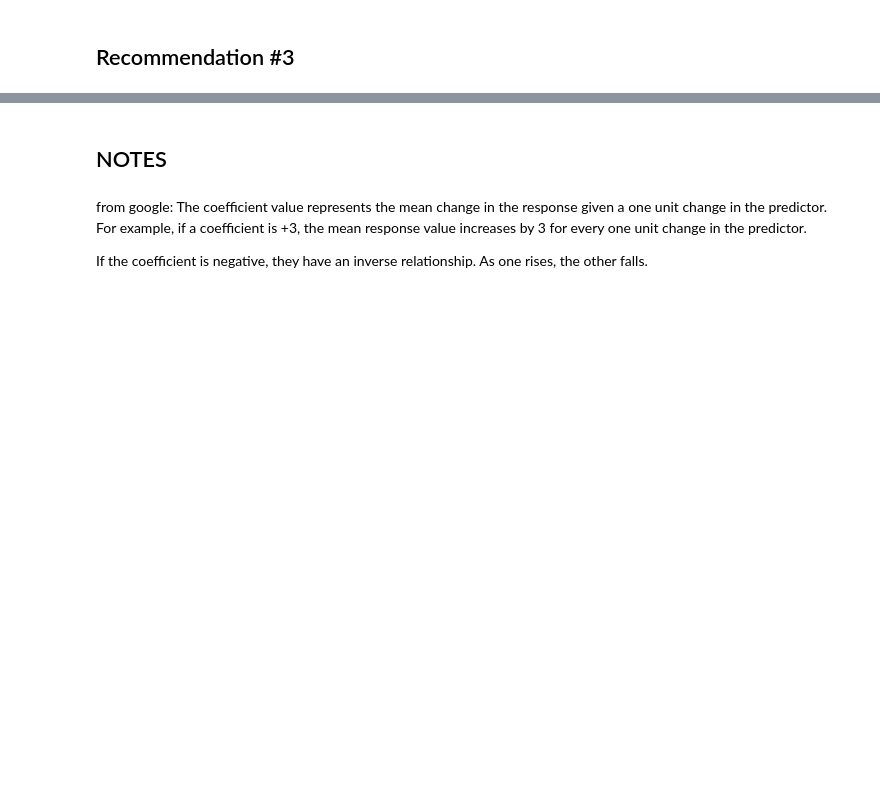
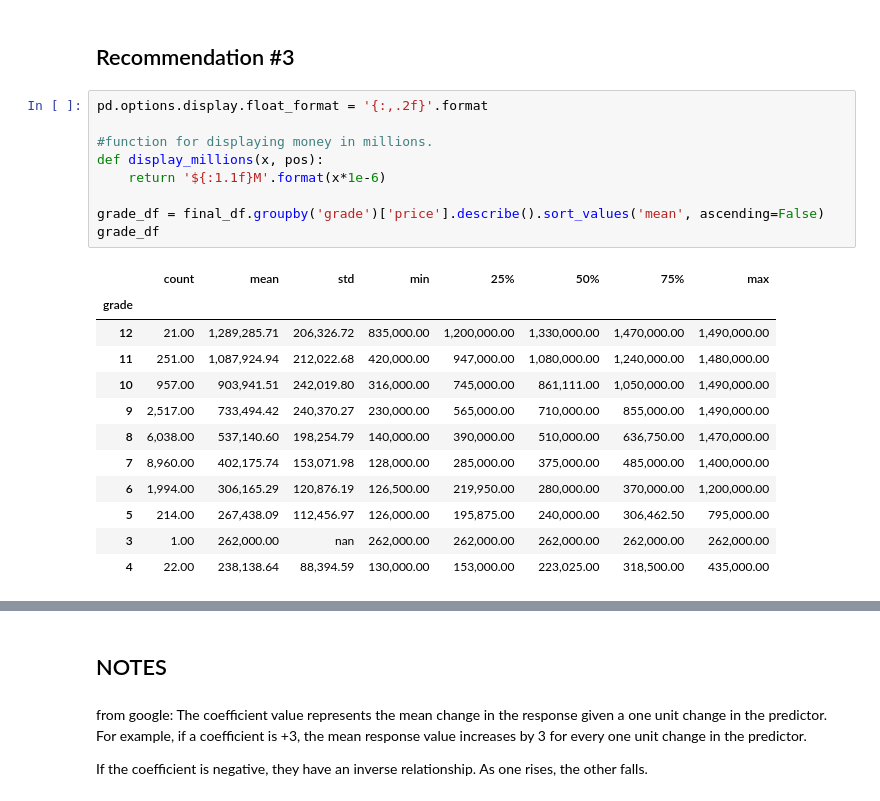
Before and after one commit to jxn628/dsc-home-price-analysis, a Jupyter notebook: student.ipynb, the cells around one changed output, grey strips where cells are left out. Cells and saved outputs as stored; diff of their text form; blank space fills up the shorter version.

```diff
--- a/student.ipynb
+++ b/student.ipynb
@@ -1173,2 +1193,24 @@ The Company should use targetted marketing to homeowners in certain zip codes wi
 # %% [markdown]
 ## Recommendation #3
+# %%
+pd.options.display.float_format = '{:,.2f}'.format
+
+#function for displaying money in millions.
+def display_millions(x, pos):
+    return '${:1.1f}M'.format(x*1e-6)
+
+grade_df = final_df.groupby('grade')['price'].describe().sort_values('mean', ascending=False)
+grade_df
+# %% [output]
+|  | count | mean | std | min | 25% | 50% | 75% | max |
+| grade |  |  |  |  |  |  |  |  |
+| 12 | 21.00 | 1,289,285.71 | 206,326.72 | 835,000.00 | 1,200,000.00 | 1,330,000.00 | 1,470,000.00 | 1,490,000.00 |
+| 11 | 251.00 | 1,087,924.94 | 212,022.68 | 420,000.00 | 947,000.00 | 1,080,000.00 | 1,240,000.00 | 1,480,000.00 |
+| 10 | 957.00 | 903,941.51 | 242,019.80 | 316,000.00 | 745,000.00 | 861,111.00 | 1,050,000.00 | 1,490,000.00 |
+| 9 | 2,517.00 | 733,494.42 | 240,370.27 | 230,000.00 | 565,000.00 | 710,000.00 | 855,000.00 | 1,490,000.00 |
+| 8 | 6,038.00 | 537,140.60 | 198,254.79 | 140,000.00 | 390,000.00 | 510,000.00 | 636,750.00 | 1,470,000.00 |
+| 7 | 8,960.00 | 402,175.74 | 153,071.98 | 128,000.00 | 285,000.00 | 375,000.00 | 485,000.00 | 1,400,000.00 |
+| 6 | 1,994.00 | 306,165.29 | 120,876.19 | 126,500.00 | 219,950.00 | 280,000.00 | 370,000.00 | 1,200,000.00 |
+| 5 | 214.00 | 267,438.09 | 112,456.97 | 126,000.00 | 195,875.00 | 240,000.00 | 306,462.50 | 795,000.00 |
+| 3 | 1.00 | 262,000.00 | nan | 262,000.00 | 262,000.00 | 262,000.00 | 262,000.00 | 262,000.00 |
+| 4 | 22.00 | 238,138.64 | 88,394.59 | 130,000.00 | 153,000.00 | 223,025.00 | 318,500.00 | 435,000.00 |
```
Also changed, not shown: parts of 35 cells of this notebook.
